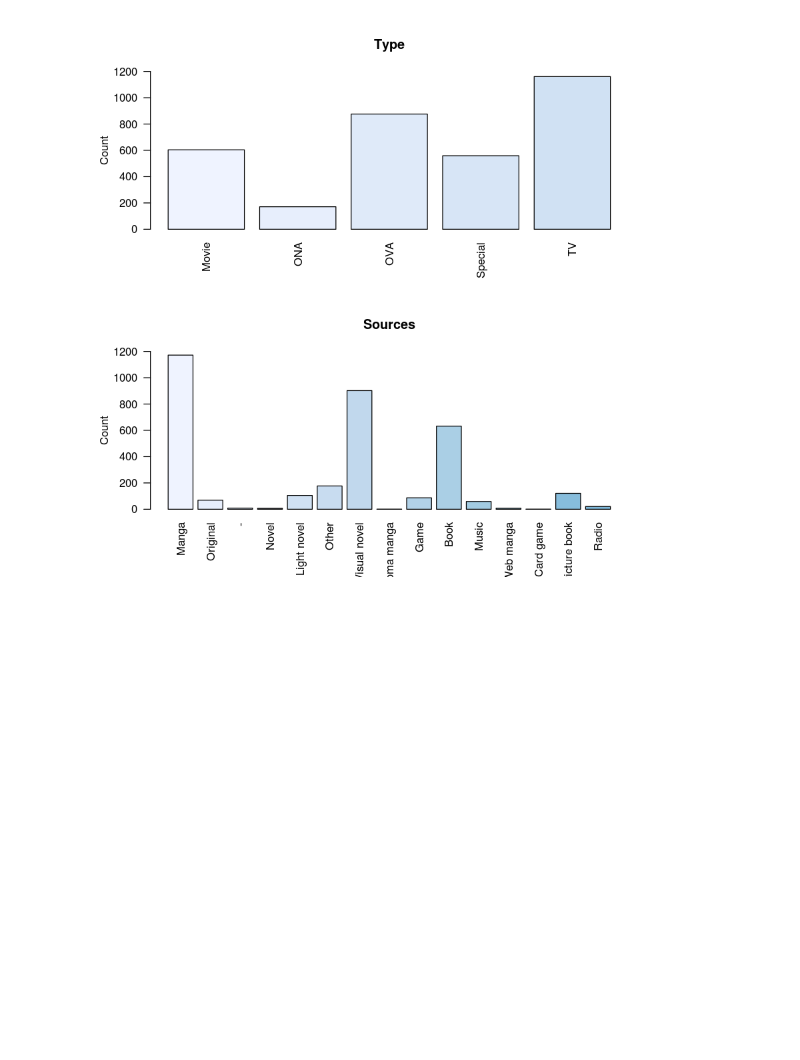
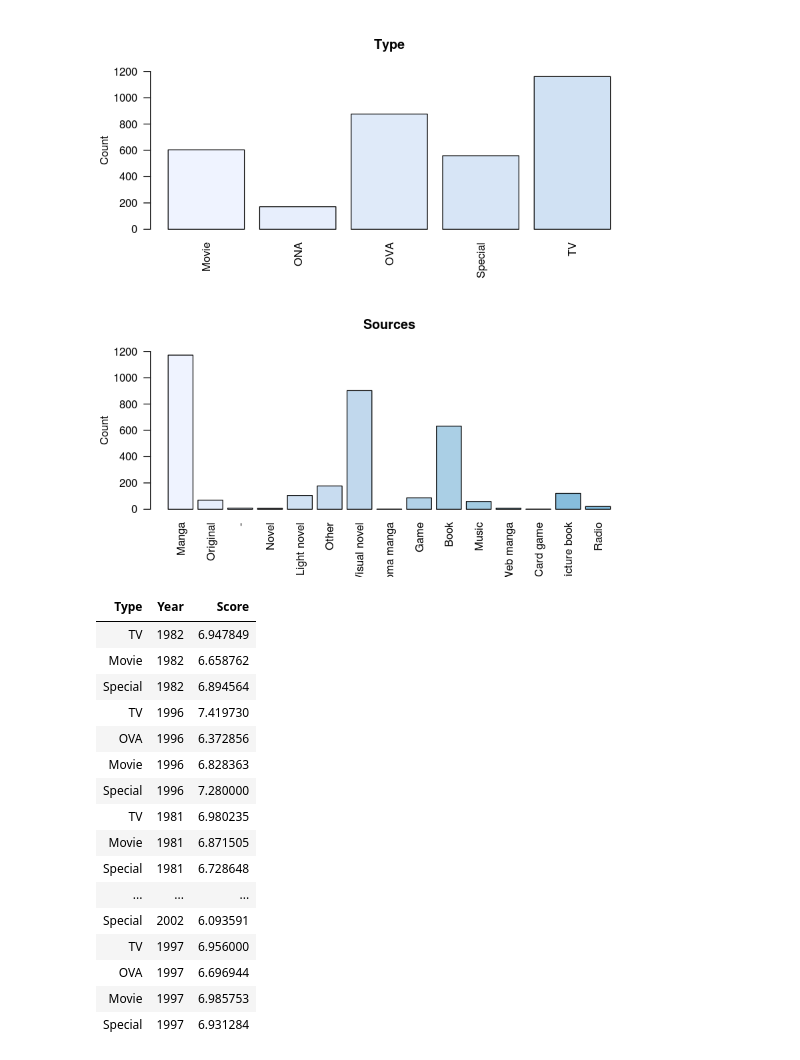
Before and after one commit to CalebWelch/anime_scores, a Jupyter notebook: Ranalysis.ipynb, the cells around one changed output. Drawn from its saved outputs; the diff is of its cells as text; code cells hidden in the pictures; blank space fills up the shorter version.

```diff
--- a/Ranalysis.ipynb
+++ b/Ranalysis.ipynb
@@ -142,3 +183,24 @@ barplot(sourceTable,
         col=cols)
 # %% [output]
 [figure]
+# %%
+score.Type <- df[,lapply(.SD,mean),by=.(Type,Year),.SDcols = 'Score']
+score.Type
+# %% [output]
+| Type | Year | Score |
+| TV | 1982 | 6.947849 |
+| Movie | 1982 | 6.658762 |
+| Special | 1982 | 6.894564 |
+| TV | 1996 | 7.419730 |
+| OVA | 1996 | 6.372856 |
+| Movie | 1996 | 6.828363 |
+| Special | 1996 | 7.280000 |
+| TV | 1981 | 6.980235 |
+| Movie | 1981 | 6.871505 |
+| Special | 1981 | 6.728648 |
+| ... | ... | ... |
+| Special | 2002 | 6.093591 |
+| TV | 1997 | 6.956000 |
+| OVA | 1997 | 6.696944 |
+| Movie | 1997 | 6.985753 |
+| Special | 1997 | 6.931284 |
```
Also changed, not shown: parts of 5 cells of this notebook, 1 other file.
